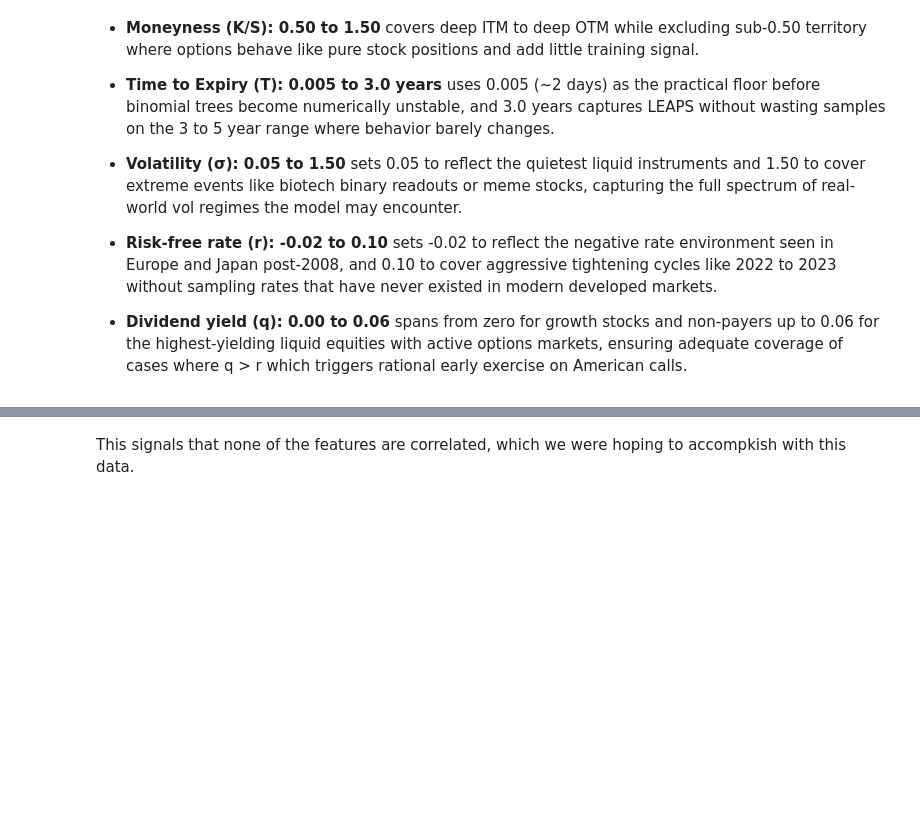
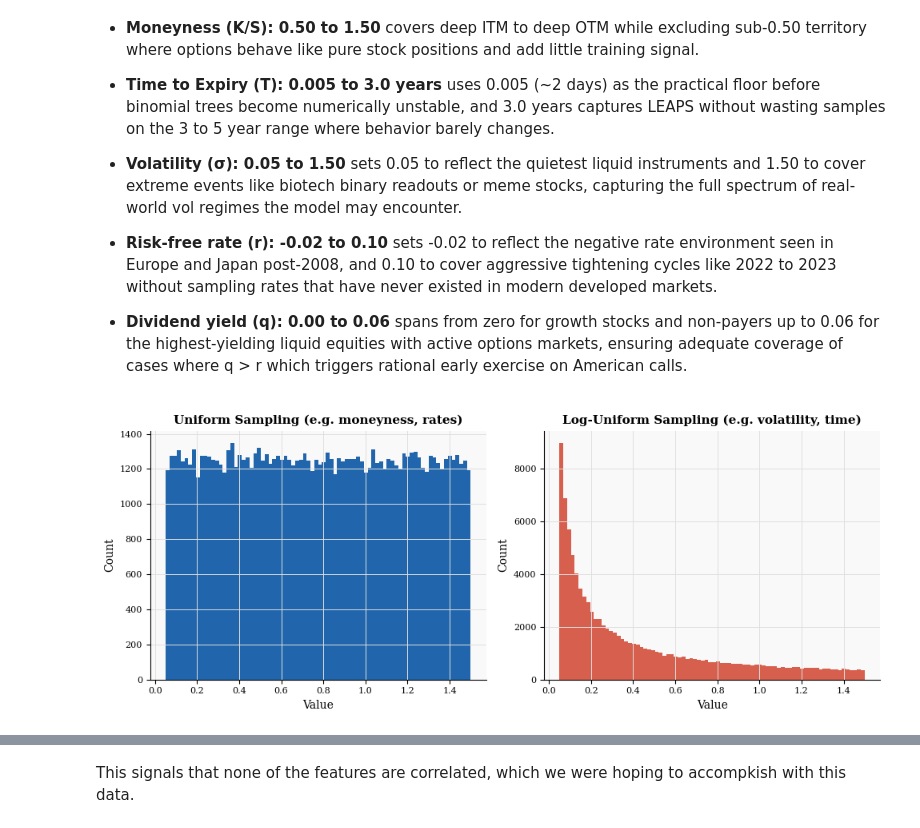
Before and after one commit to samuelescarfone/Capstone_Realtime_Option_Pricing, a Jupyter notebook: main.ipynb, the cells around one changed output, grey strips where cells are left out. Cells and saved outputs as stored; diff of their text form; code cells hidden in the pictures; blank space fills up the shorter version.

```diff
--- a/main.ipynb
+++ b/main.ipynb
@@ -29,6 +29,21 @@ When would early excercise become desireable?
 2. positive cashflow on interest earned
 
 In the case that there are not dividend/interest considerations, then the value of the american option should equal the value of a European option.
+# %%
+import numpy as np
+import matplotlib.pyplot as plt
+from scipy.stats import norm
+import ipywidgets as widgets
+# from IPython.display import disp
+plt.rcParams.update({
+    "axes.facecolor": "#f9f9f9", "figure.facecolor": "white",
+    "axes.grid": True, "grid.color": "#e0e0e0", "grid.linewidth": 0.7,
+    "axes.spines.top": False, "axes.spines.right": False,
+    "axes.labelsize": 10, "axes.titlesize": 11, "axes.titleweight": "bold",
+    "xtick.labelsize": 8, "ytick.labelsize": 8, "font.family": "serif",
+})
+blue = "#2166ac"
+red ="#d6604d"
 # %%
 import numpy as np
 import matplotlib.pyplot as plt
@@ -193,26 +211,29 @@ Without sampling when generating my dataset every possible increment of a value
 
 - **Dividend yield (q): 0.00 to 0.06** spans from zero for growth stocks and non-payers up to 0.06 for the highest-yielding liquid equities with active options markets, ensuring adequate coverage of cases where q > r which triggers rational early exercise on American calls.
 # %%
+
 N = 100_000
-lo, hi =0.05, 1.50  # using volatility as the example
+lo, hi = 0.05, 1.50
 
-uniform_samples= np.random.uniform(lo, hi, N)
+uniform_samples = np.random.uniform(lo, hi, N)
 log_uniform_samples = np.exp(np.random.uniform(np.log(lo), np.log(hi), N))
 
-fig, axes = plt.subplots(2, 1, figsize=(6, 8))
+fig, axes = plt.subplots(1, 2, figsize=(10, 4))
 
-axes[0].hist(uniform_samples, bins=80, color="steelblue", edgecolor="none")
-axes[0].set_title("Uniform Sampling (e.g. moneyness, rates)", fontsize=13)
+axes[0].hist(uniform_samples, bins=80, color=blue, linewidth=0.4)
+axes[0].set_title("Uniform Sampling (e.g. moneyness, rates)")
 axes[0].set_xlabel("Value")
 axes[0].set_ylabel("Count")
 
-axes[1].hist(log_uniform_samples, bins=80, color="purple", edgecolor="none")
-axes[1].set_title("Log-Uniform Sampling (e.g. volatility, time)", fontsize=13)
+axes[1].hist(log_uniform_samples, bins=80, color=red, linewidth=0.4)
+axes[1].set_title("Log-Uniform Sampling (e.g. volatility, time)")
 axes[1].set_xlabel("Value")
 axes[1].set_ylabel("Count")
 
 plt.tight_layout()
 plt.show()
+# %% [output]
+[figure, added]
 # %%
 import pandas as pd
 
```
Also changed, not shown: parts of 34 cells of this notebook, 1 other file.
